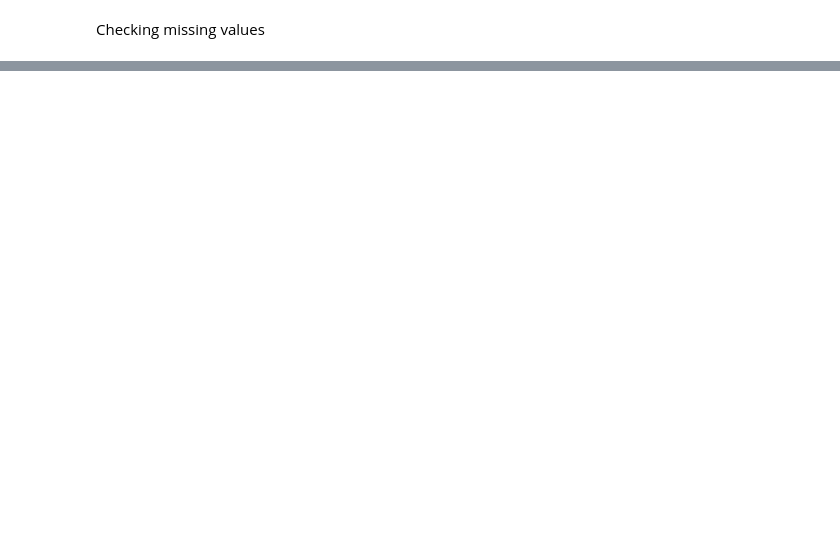
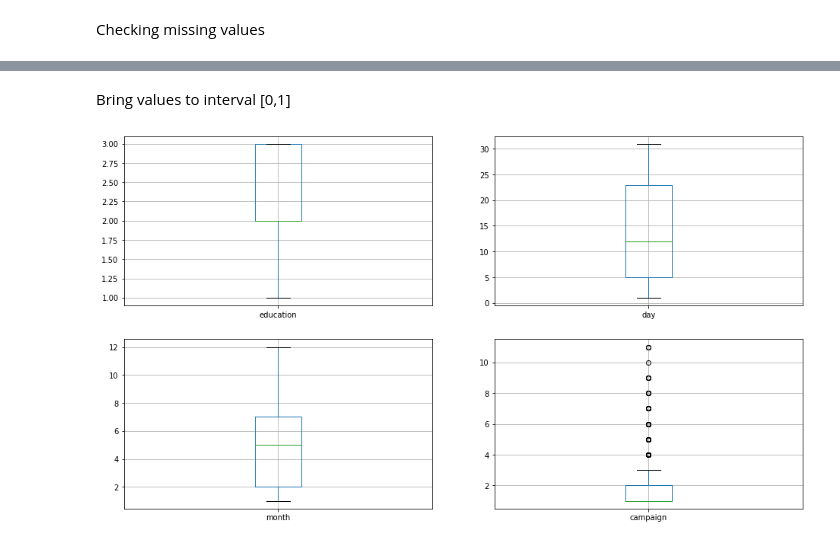
Before and after one commit to egbertoleal/datamining, a Jupyter notebook: Week2/etivity2.ipynb, the cells around one changed output, grey strips where cells are left out. Cells and saved outputs as stored; diff of their text form; code cells hidden in the pictures; blank space fills up the shorter version.

```diff
--- a/Week2/etivity2.ipynb
+++ b/Week2/etivity2.ipynb
@@ -153,0 +291,25 @@ We should try normalize it as we have outlier
+# %% [markdown]
+Bring values to interval [0,1]
+# %%
+# Create figure with features before rescaling
+fig = plt.figure(figsize=(16,9))
+
+# Plot education
+plot_graph1 = fig.add_subplot(2, 2, 1)
+df.boxplot(column=['education'])
+
+# Plot day
+plot_graph2 = fig.add_subplot(2, 2, 2)
+df.boxplot(column=['day'])
+
+# Plot month
+plot_graph3 = fig.add_subplot(2, 2, 3)
+df.boxplot(column=['month'])
+
+# Plot campaign
+plot_graph4 = fig.add_subplot(2, 2, 4)
+df.boxplot(column=['campaign'])
+
+plt.show()
+# %% [output]
+[figure, added]
```
Also changed, not shown: parts of 48 cells of this notebook.
